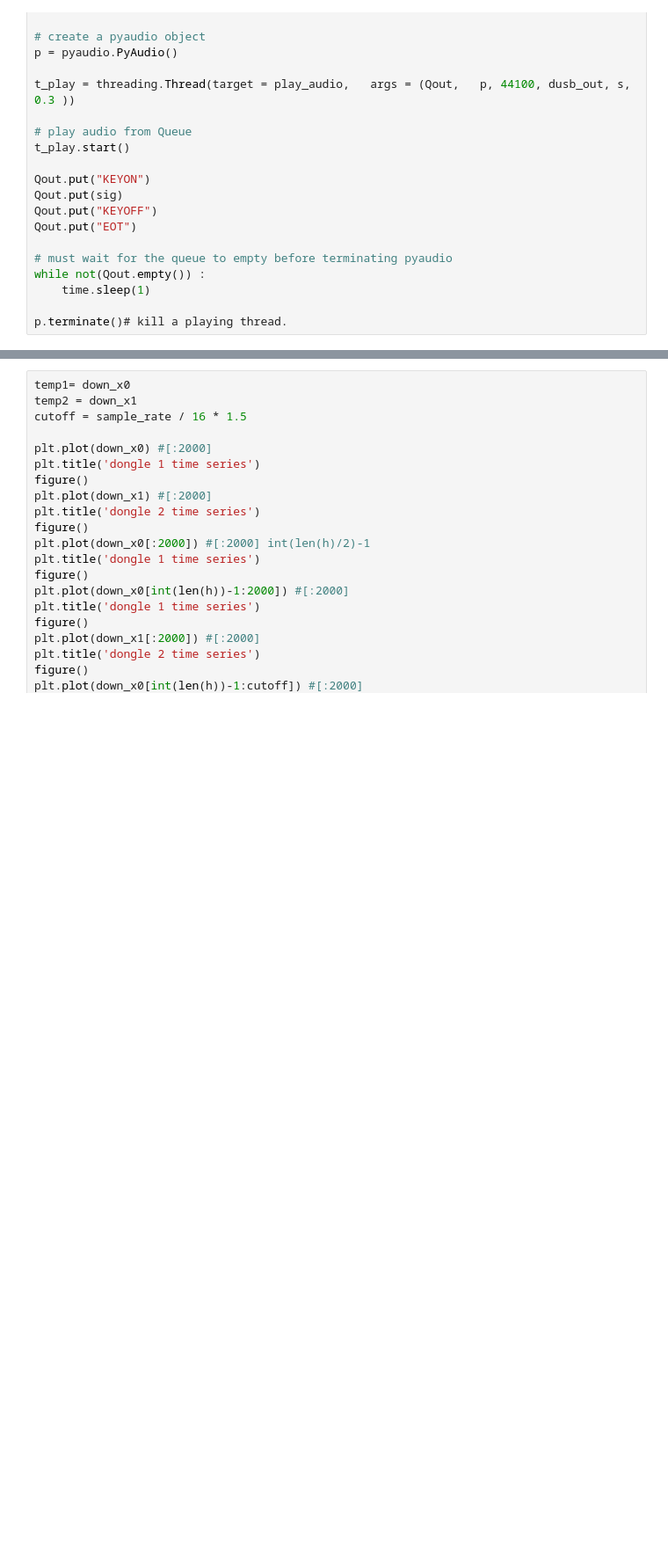
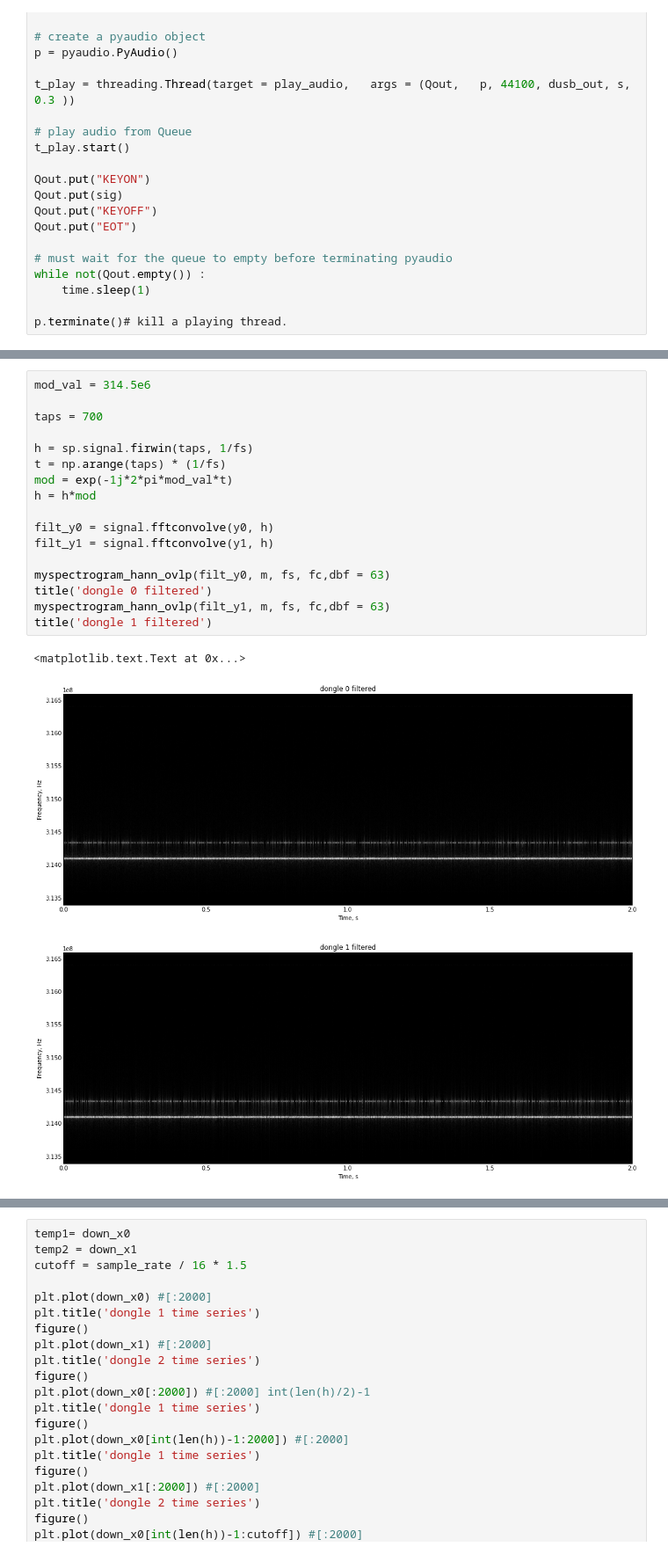
Before and after one commit to auroracramer/phasedarraylocalization, a Jupyter notebook: Lucine_Testing_SDR_Sampling.ipynb, the cells around one changed output, grey strips where cells are left out. Shown at 88% size. Drawn from its saved outputs; the diff is of its cells as text; blank space fills up the shorter version.

```diff
--- a/Lucine_Testing_SDR_Sampling.ipynb
+++ b/Lucine_Testing_SDR_Sampling.ipynb
@@ -390,0 +404,21 @@ plt.title('Received chirp second signal')
+# %%
+mod_val = 314.5e6
+
+taps = 700
+
+h = sp.signal.firwin(taps, 1/fs)
+t = np.arange(taps) * (1/fs)
+mod = exp(-1j*2*pi*mod_val*t)
+h = h*mod
+
+filt_y0 = signal.fftconvolve(y0, h)
+filt_y1 = signal.fftconvolve(y1, h)
+
+myspectrogram_hann_ovlp(filt_y0, m, fs, fc,dbf = 63)
+title('dongle 0 filtered')
+myspectrogram_hann_ovlp(filt_y1, m, fs, fc,dbf = 63)
+title('dongle 1 filtered')
+# %% [output]
+<matplotlib.text.Text at 0x...>
+[figure, added]
+[figure, added]
```
Also changed, not shown: parts of 14 cells of this notebook, 1 other file.
